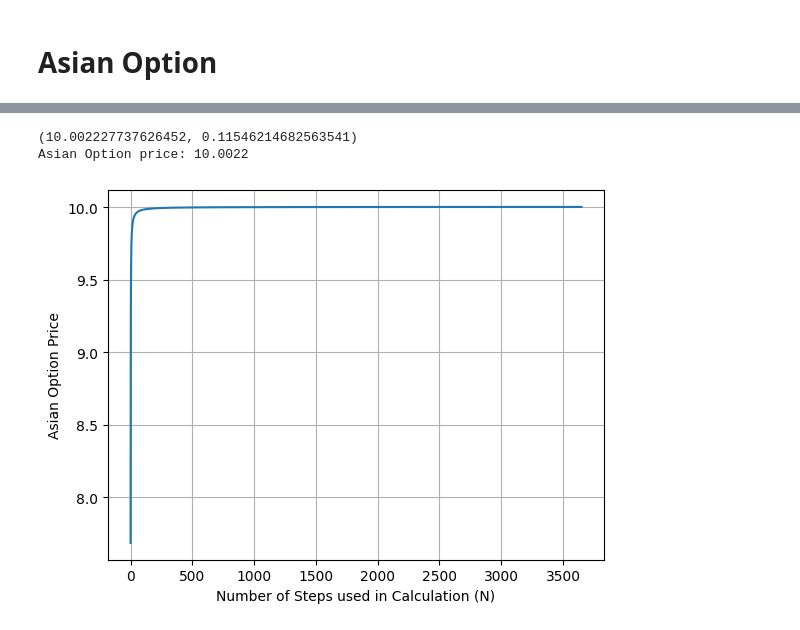
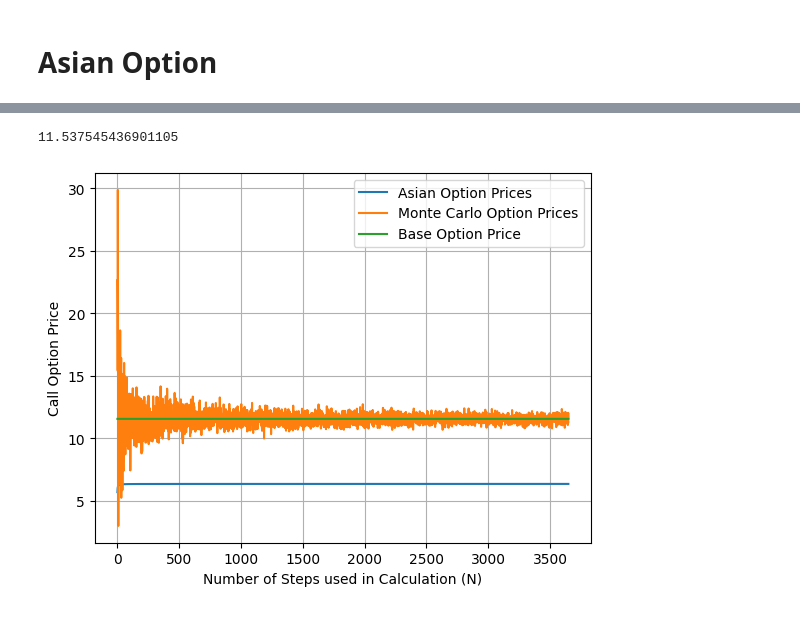
Before and after one commit to pmchrist/Comp-Finance-Assignments, a Jupyter notebook: Assignment_2/Assignment_2.ipynb, the cells around one changed output, grey strips where cells are left out. Saved outputs shown, nothing was run; the diff lists cells and outputs as text; code cells hidden in the pictures.

```diff
--- a/Assignment_2/Assignment_2.ipynb
+++ b/Assignment_2/Assignment_2.ipynb
@@ -163,13 +167,16 @@ T = 1.0
 d1, d2 = d1_d2(S0, K, r, sigma, T)
 bs_answer = put_option_price(S0, K, r, T, d1, d2)
 
+# Binomial-Tree Option Price
+tree = buildTree(S0, sigma, T, 50) # N=50
+bt_answer = valueOptionMatrix(tree, T, 50, r, K, sigma, False)[0,0]
+
 option_prices = []   # List containing average option price of each trail
-ci = []   # List containing 95% confidence interval for option price of each trail
 bs_abs_errors = []   # List containing absolute error of each trail
 bt_abs_errors = []   # List containing absolute error of each trail
 
 # List containing number of trials
-trials = np.linspace(100, 100_000, 100, dtype=int)
+trials = np.linspace(100, 10_000, 100, dtype=int)
 print("For trials:", trials)
 
 for M in tqdm(trials):
@@ -186,16 +193,13 @@ for M in tqdm(trials):
 
     # Caclulate and append absolute error
     bs_abs_errors.append(np.abs(option_price - bs_answer))
-
-    # Calculate and append 95% confidence interval
-    ci.append(np.abs(norm.ppf(0.025)) * np.std(option_prices, ddof=1) / np.sqrt(len(option_prices)))
+    bt_abs_errors.append(np.abs(option_price - bt_answer))
 
 # Plot Price Convergence Monte-Carlo vs. Black-Scholes
 plt.title("Monte-Carlo vs. Black-Scholes (Price Convergence)")
 plt.plot(trials, option_prices, label="Monte-Carlo")                                 # Plot Monte-Carlo option price development
-plt.plot(trials, [bs_answer for i in range(len(trials))], '--', c='grey', label="Black-Scholes")     # Plot Black-Scholes option price development
+plt.plot(trials, [bs_answer for i in range(len(trials))], label="Black-Scholes")     # Plot Black-Scholes option price development
 # plt.plot(trials, [bt_answer for i in range(len(trials))], label="Binomial Tree")     # Plot Binomial Tree option price development
-plt.fill_between(trials, [x - y for x, y in zip(option_prices, ci)], [x + y for x, y in zip(option_prices, ci)], color='b', alpha=.1)
 plt.xlabel("Number of trials")
 plt.ylabel("Option Value")
 plt.legend()
@@ -247,7 +246,7 @@ Method: Calculate the option price for different strike prices
 
 # Option Characteristics
 S0 = 100
-strike_prices = np.linspace(0, 300, 20, dtype=int)
+strike_prices = np.linspace(0, 300, 21, dtype=int)
 r = 0.06
 sigma = 0.2
 T = 1.0
@@ -353,16 +353,6 @@ For Sigmas: [0.    0.125 0.25  0.375 0.5   0.625 0.75  0.875 1.    1.125 1.25  1
 # Approximating Delta
 
 Should run each test for multiple times and show the confidence interval of deviation. With seed is much more stable
-# %%
-# Setting Option Characteristics
-S0 = 100
-K = 99
-r = 0.06
-sigma = 0.2
-T = 1.0
-M = 100_000
-np.random.seed(np.random.randint(1000))
-Z = np.random.normal(0, 1, M)               # Random variables for the Delta Approximation
 # %%
 # Modified MC to support given random Z distribution values
 
@@ -618,18 +650,24 @@ plt.show()
 # %%
-
+N=3650
 asian_option_price = asian_call_option_price(S0, N,sigma, K, r,T)
 # print(f"Asian Option price: {asian_option_price:.4f}")
 all_n_vals = []
 option_prices = []
-for i in range(N):
+mc_option_prices = []
+for i in tqdm(range(1,N)):
     option_prices.append(asian_call_option_price(S0, i,sigma, K, r,T)[0])
+    mc_option_prices.append(monte_carlo_option_price(path_count=i))
+plt.plot(range(1,N),option_prices, label="Asian Option Price")
+print(np.mean(mc_option_prices))
+plt.plot(range(1,N),mc_option_prices, label="Monte Carlo Option Prices")
+call_base = vanilla_euro_call(S0=S0,K=K,r=r,T=T,d1=d1,d2=d2)
 
-plt.plot(option_prices)
+plt.plot(range(1,N),np.ones(N-1)*call_base, label="Base Option Price" )
 plt.grid()
+plt.legend()
 plt.xlabel("Number of Steps used in Calculation (N)")
-plt.ylabel("Asian Option Price")
+plt.ylabel("Call Option Price")
 plt.show()
 # %% [output]
-(10.002227737626452, 0.11546214682563541)
-Asian Option price: 10.0022
+11.537545436901105
-[figure, old version]
+[figure, new version]
```
Also changed, not shown: parts of 18 cells of this notebook.
